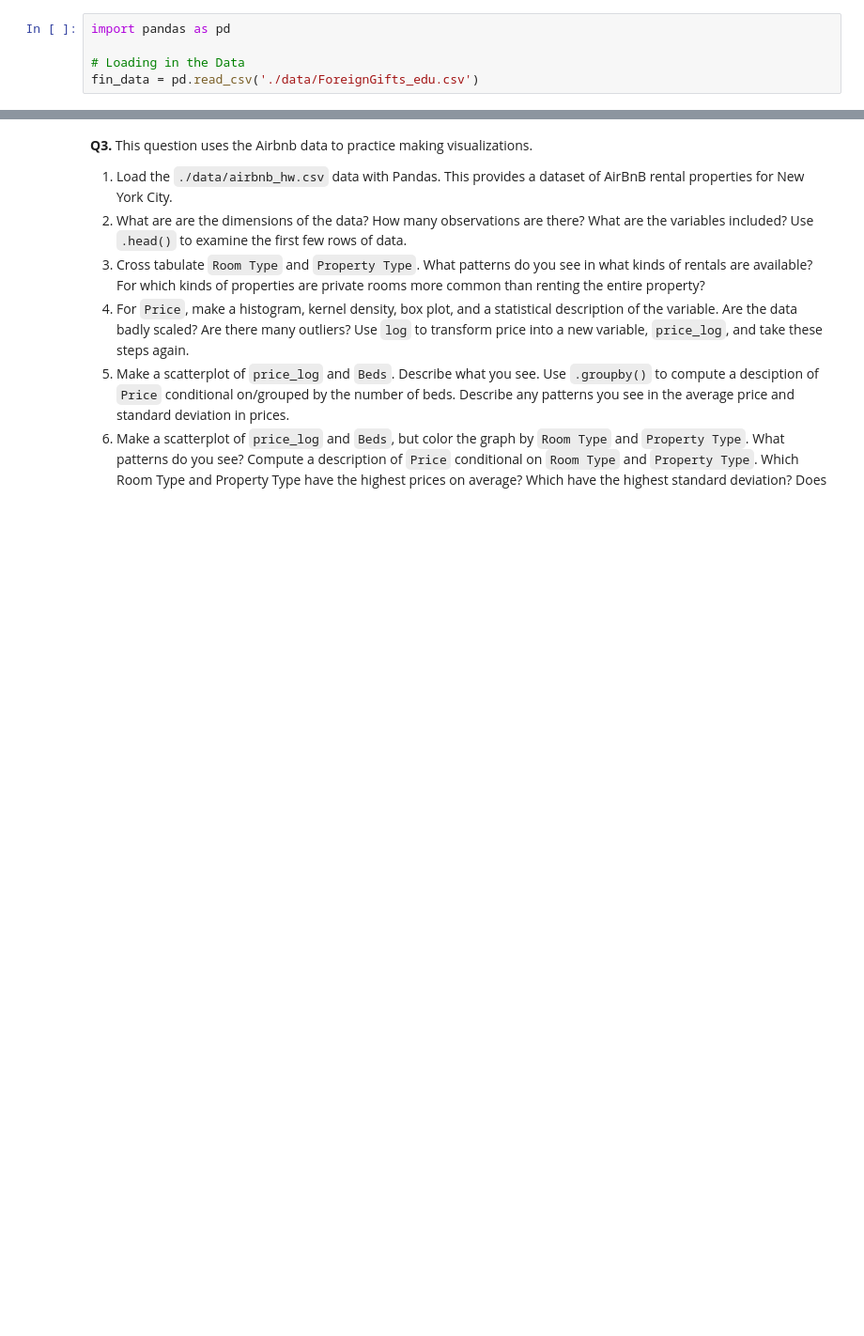
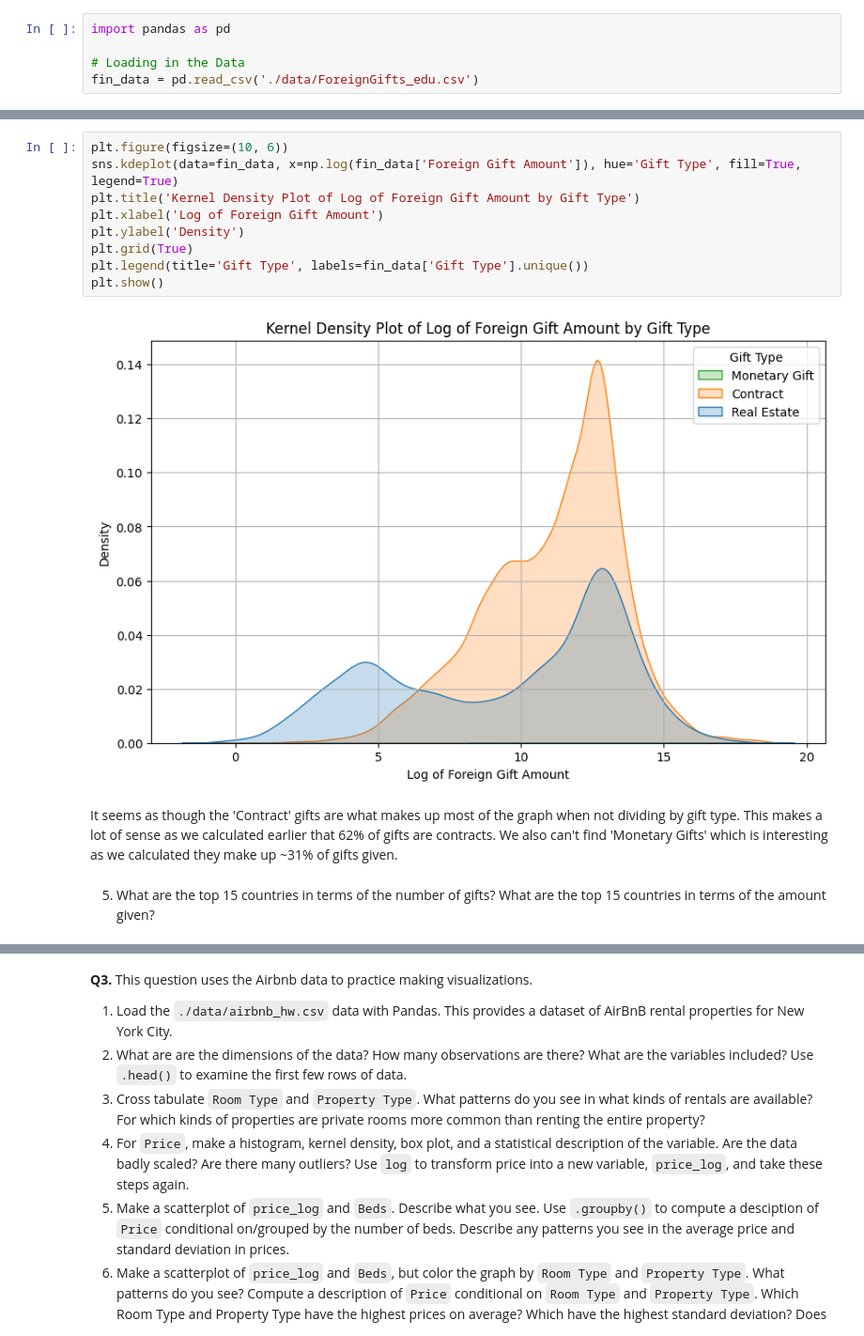
Before and after one commit to joelen4225/ds3001_assignment3, a Jupyter notebook: assignment/assignment.ipynb, the cells around one changed output, grey strips where cells are left out. Shown at 94% size. Drawn from its saved outputs; the diff is of its cells as text; blank space fills up the shorter version.

```diff
--- a/assignment/assignment.ipynb
+++ b/assignment/assignment.ipynb
@@ -59,0 +114,15 @@ fin_data = pd.read_csv('./data/ForeignGifts_edu.csv')
+# %%
+plt.figure(figsize=(10, 6))
+sns.kdeplot(data=fin_data, x=np.log(fin_data['Foreign Gift Amount']), hue='Gift Type', fill=True, legend=True)
+plt.title('Kernel Density Plot of Log of Foreign Gift Amount by Gift Type')
+plt.xlabel('Log of Foreign Gift Amount')
+plt.ylabel('Density')
+plt.grid(True)
+plt.legend(title='Gift Type', labels=fin_data['Gift Type'].unique())
+plt.show()
+# %% [output]
+[figure, added]
+# %% [markdown]
+It seems as though the 'Contract' gifts are what makes up most of the graph when not dividing by gift type. This makes a lot of sense as we calculated earlier that 62% of gifts are contracts. We also can't find 'Monetary Gifts' which is interesting as we calculated they make up ~31% of gifts given.
+# %% [markdown]
+5. What are the top 15 countries in terms of the number of gifts? What are the top 15 countries in terms of the amount given?
```
Also changed, not shown: parts of 16 cells of this notebook.
